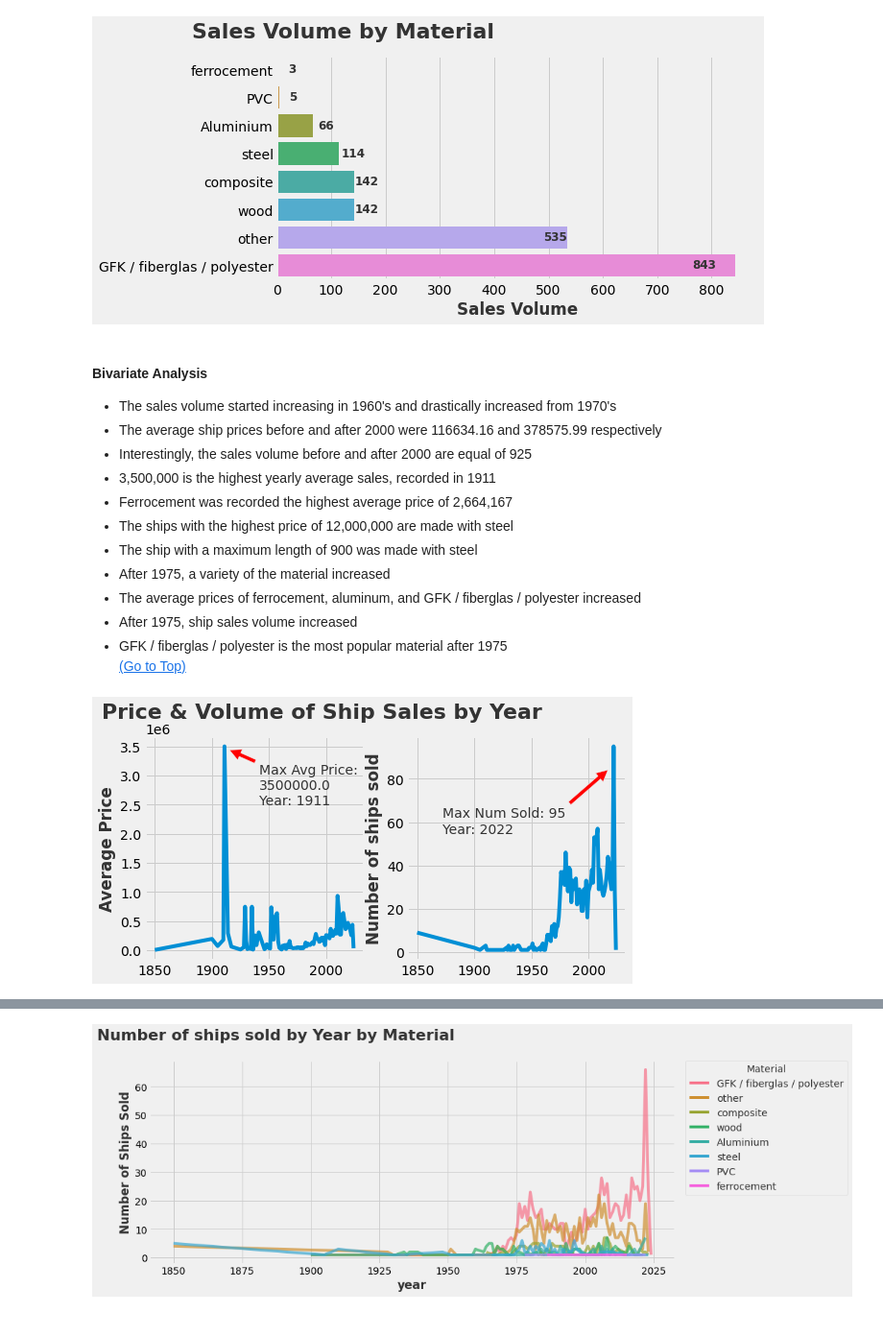
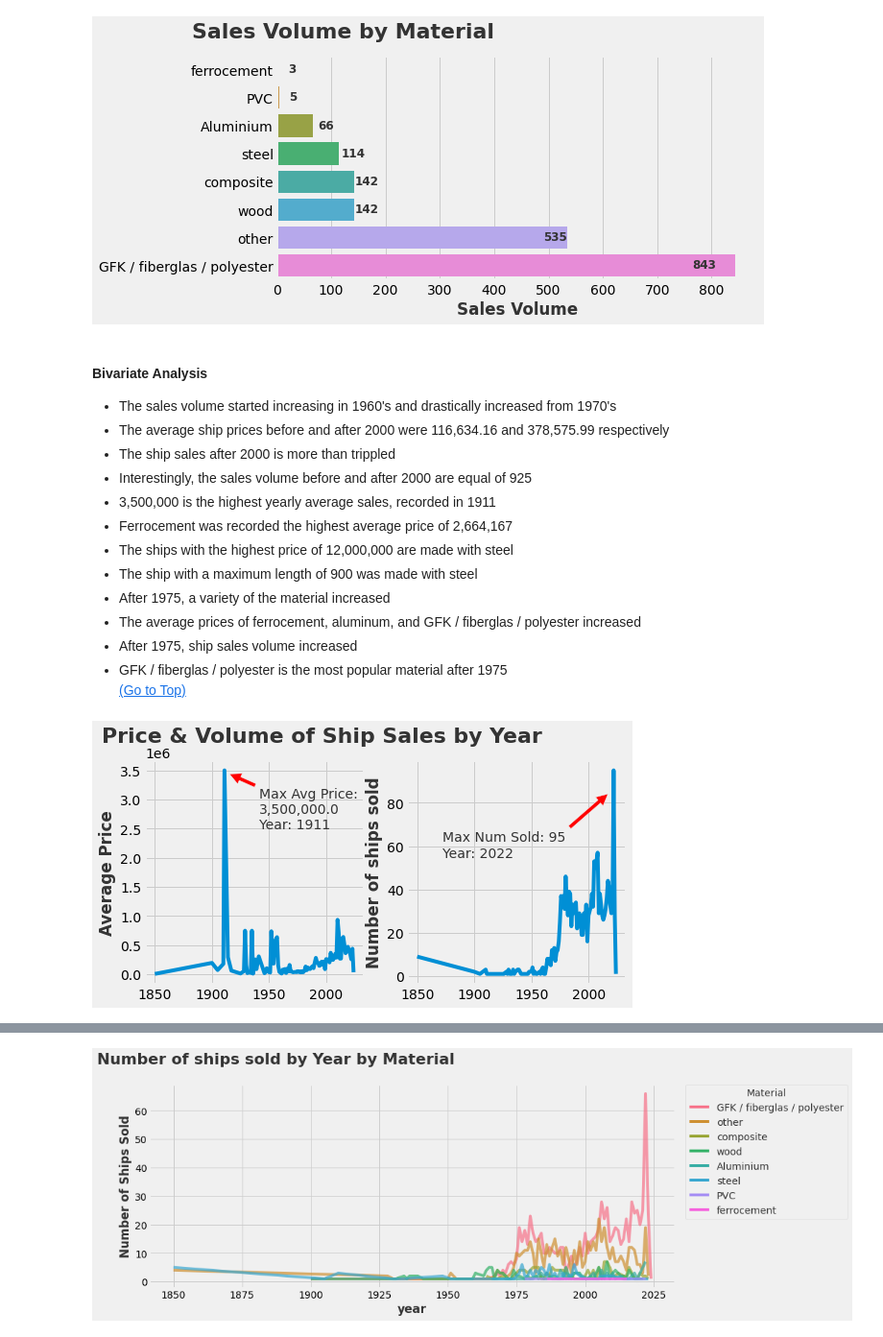
Before and after one commit to momogure/1_predict_ship_price, a Jupyter notebook: ship_price_prediction.ipynb, the cells around one changed output, grey strips where cells are left out. Shown at 96% size. Cells and saved outputs as stored; diff of their text form; code cells hidden in the pictures.

```diff
--- a/ship_price_prediction.ipynb
+++ b/ship_price_prediction.ipynb
@@ -261,7 +261,8 @@ for i in range(len(materials)):
 # %% [markdown]
 #### Bivariate Analysis
 * The sales volume started increasing in 1960's and drastically increased from 1970's
-* The average ship prices before and after 2000 were 116634.16 and 378575.99 respectively
+* The average ship prices before and after 2000 were 116,634.16 and 378,575.99 respectively
+* The ship sales after 2000 is more than trippled
 * Interestingly, the sales volume before and after 2000 are equal of 925
 * 3,500,000 is the highest yearly average sales, recorded in 1911
 * Ferrocement was recorded the highest average price of 2,664,167
@@ -285,25 +286,25 @@ max_number_year = number_by_year.sort_values('price', ascending=False).iloc[0, 0
 # %%
 # Average price by year
 fig, (ax1, ax2) =  plt.subplots(1, 2, figsize=(8, 4))
 plt.suptitle("Price & Volume of Ship Sales by Year", x=0.4, y=1, fontsize=22, fontweight='bold')
-ax1.annotate(f'Max Avg Price:\n{max_avg_price}\nYear: {max_avg_price_year}',
+ax1.annotate(f'Max Avg Price:\n{max_avg_price:,}\nYear: {max_avg_price_year}',
              xy =(max_avg_price_year+3, max_avg_price-50000),
              xytext =(max_avg_price_year+30, max_avg_price-1000000),
              arrowprops = dict(facecolor ='red', shrink = 0.05),)
 ax2.annotate(f'Max Num Sold: {max_number}\nYear: {max_number_year}',
              xy =(max_number_year-3, max_number-10),
              xytext =(max_number_year-150, max_number-40),
              arrowprops = dict(facecolor ='red', shrink = 0.05),)
 
 
 sns.lineplot('year', 'price', data=price_by_year, ax=ax1)
 ax1.set_xlabel("")
 ax1.set_ylabel("Average Price")
 sns.lineplot('year', 'price', data=number_by_year, ax=ax2)
 ax2.set_xlabel("")
 ax2.set_ylabel("Number of ships sold");
 # %% [output]
-[figure, old version]
+[figure, new version]
 # %%
 df_year_price = df[['price', 'year']]
 df_year_price['before_2000'] = df_year_price['year'] < 2000
```
Also changed, not shown: parts of 15 cells of this notebook.
